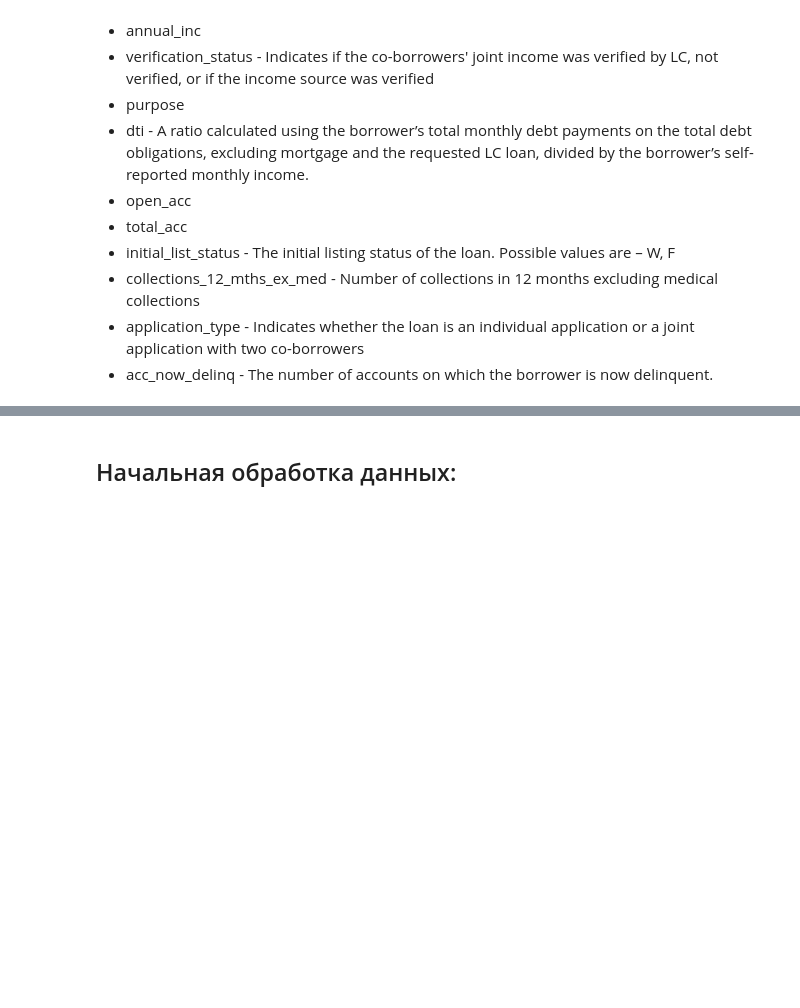
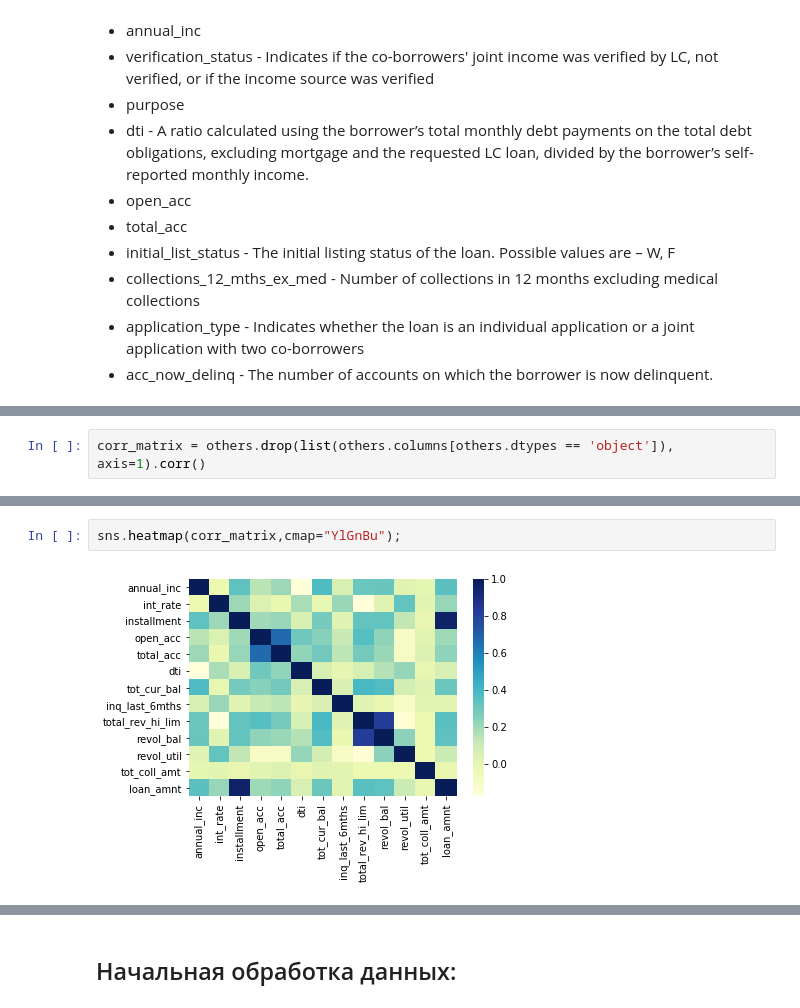
Before and after one commit to Anastasiyabordak/ODS_training, a Jupyter notebook: Models.ipynb, the cells around one changed output, grey strips where cells are left out. Drawn from its saved outputs; the diff is of its cells as text; blank space fills up the shorter version.

```diff
--- a/Models.ipynb
+++ b/Models.ipynb
@@ -69,0 +127,2 @@ memory usage: 55.0+ MB
+# %%
+corr_matrix = others.drop(list(others.columns[others.dtypes == 'object']), axis=1).corr()
@@ -69,0 +146,4 @@ memory usage: 55.0+ MB
+# %%
+sns.heatmap(corr_matrix,cmap="YlGnBu");
+# %% [output]
+[figure, added]
```
Also changed, not shown: parts of 44 cells of this notebook.
